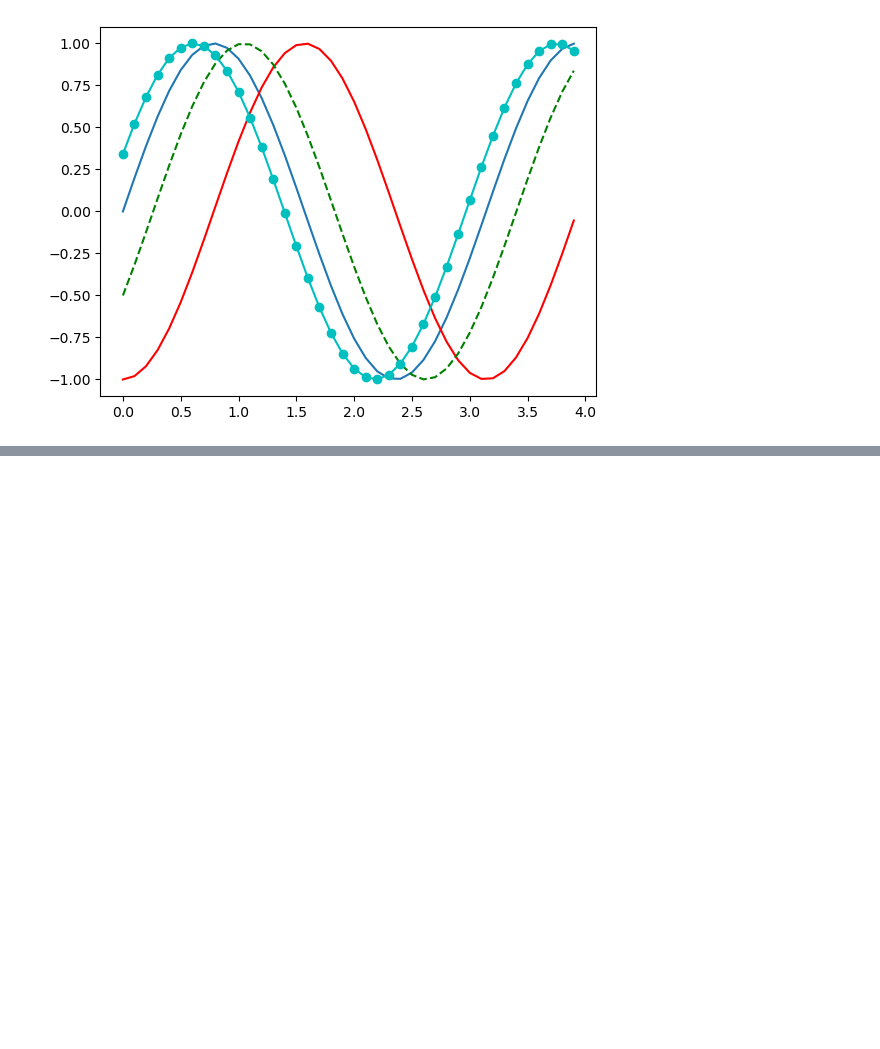
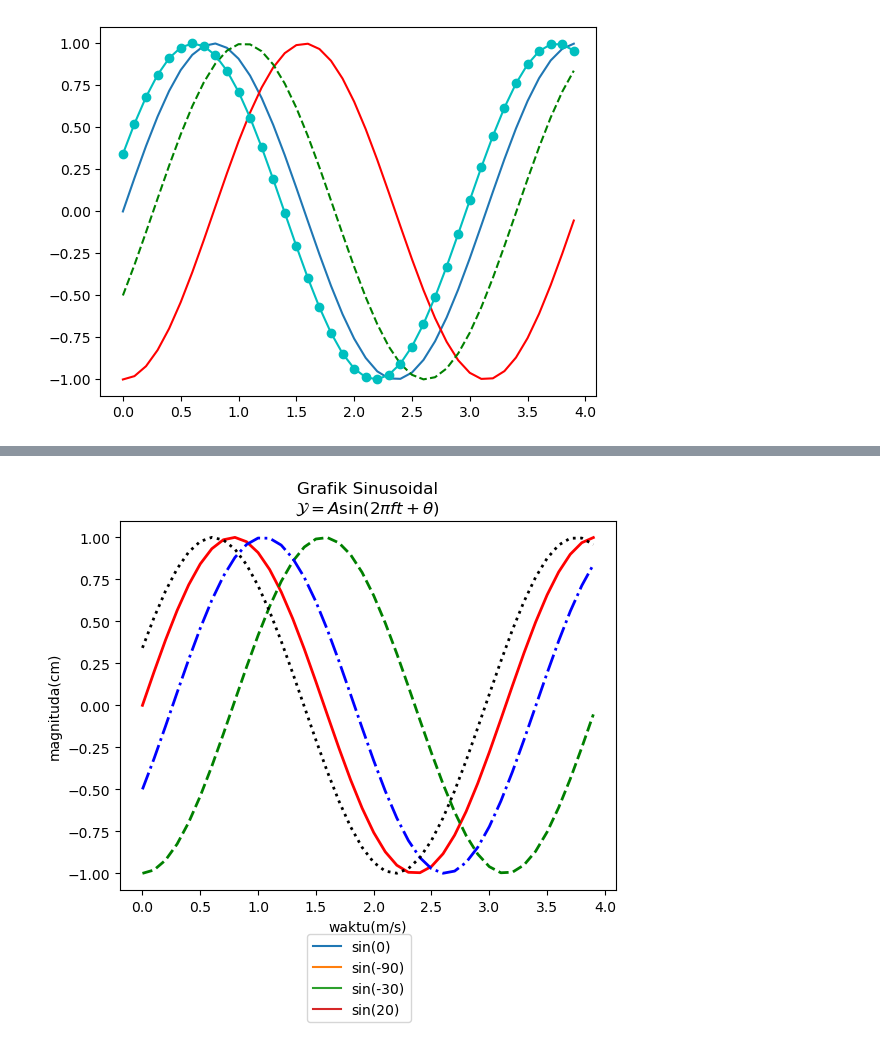
Before and after one commit to ezra1702/road-to-data-science, a Jupyter notebook: third-step.ipynb, the cells around one changed output, grey strips where cells are left out. Drawn from its saved outputs; the diff is of its cells as text; code cells hidden in the pictures; blank space fills up the shorter version.

```diff
--- a/third-step.ipynb
+++ b/third-step.ipynb
@@ -66,0 +153,42 @@ plt.show()
+# %%
+# Membuat Plot
+import numpy as np
+import matplotlib.pyplot as plt
+
+#Membuat Data
+def sinusGenerator(amplitudo, frekuensi,waktu, theta):
+    t = np.arange(0, waktu,0.1)
+    y = amplitudo * np.sin(2*frekuensi*t + np.deg2rad(theta))
+    return t,y
+
+#Membuat plot
+t1,y1 = sinusGenerator(1,1,4,0)
+t2,y2 = sinusGenerator(1,1,4,-90)
+t3,y3 = sinusGenerator(1,1,4,-30)
+t4,y4 = sinusGenerator(1,1,4,20)
+dataPlot1 = plt.plot(t1,y1, label="sin(0)")
+dataPlot2 = plt.plot(t2,y2, label="sin(-90)")
+dataPlot3 = plt.plot(t3,y3, label="sin(-30)")
+dataPlot4 = plt.plot(t4,y4, label="sin(20)")
+# plt.legend(loc="upper right") #Didalam ktaok
+plt.legend(loc="upper right", bbox_to_anchor=(0.6,-0.1)) #Diluar ktaok
+
+
+#Setting Label dan Title
+judul = 'Grafik Sinusoidal\n'
+rumus = r'$\mathcal{Y} = A\sin(2\pi f t + \theta)$'
+plt.title(judul+rumus)
+
+plt.xlabel('waktu(m/s)')
+plt.ylabel('magnituda(cm)')
+#Setting Properties
+plt.setp(dataPlot1, color='r', linestyle='-', linewidth=2)
+plt.setp(dataPlot2, color='g', linestyle='--', linewidth=2)
+plt.setp(dataPlot3, color='b', linestyle='-.', linewidth=2)
+plt.setp(dataPlot4, color='black', linestyle=':', linewidth=2)
+
+
+#Menampilkan Plot
+plt.show()
+# %% [output]
+[figure, added]
```
Also changed, not shown: parts of 8 cells of this notebook, 1 other file.
